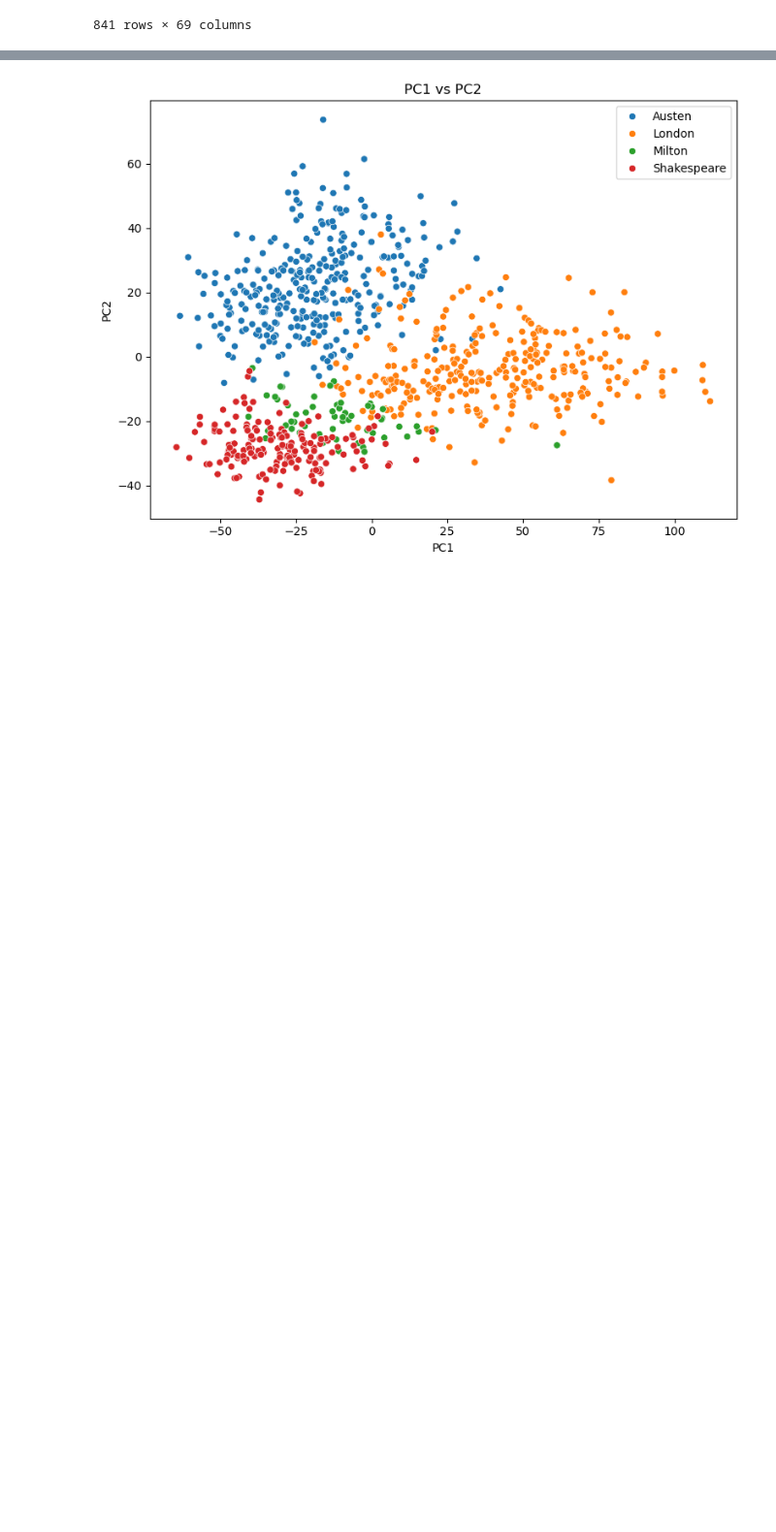
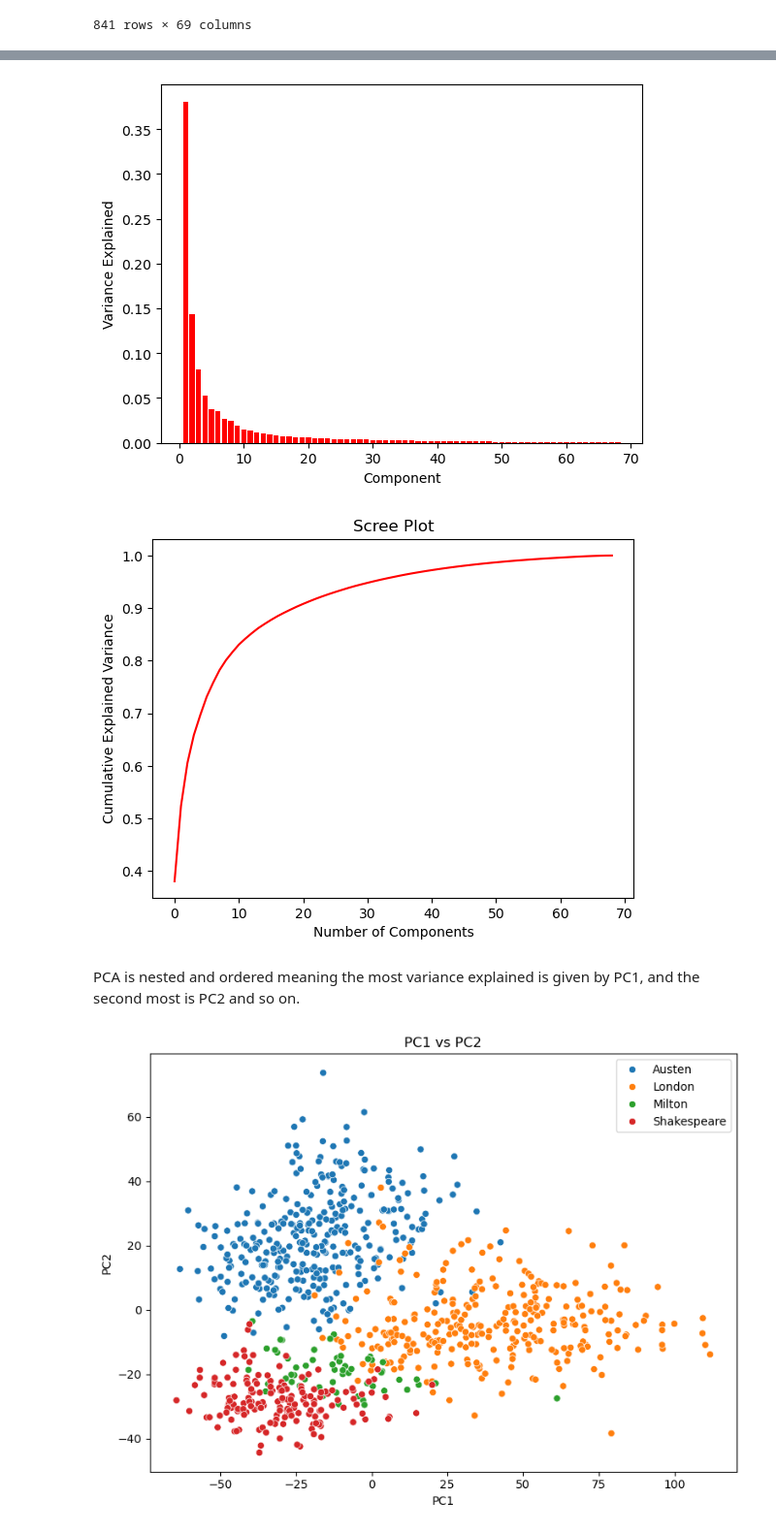
Before and after one commit to dimitris-markopoulos/Machine-Learning, a Jupyter notebook: Unsupervised Learning/Author Clustering/0_TextPatternRecognition.ipynb, the cells around one changed output, grey strips where cells are left out. Shown at 97% size. Drawn from its saved outputs; the diff is of its cells as text; code cells hidden in the pictures; blank space fills up the shorter version.

```diff
--- a/Unsupervised Learning/Author Clustering/0_TextPatternRecognition.ipynb
+++ b/Unsupervised Learning/Author Clustering/0_TextPatternRecognition.ipynb
@@ -117 +137,19 @@ Each point is a book chapter.
+# %%
+# Variance Explained Plot
+plt.bar(np.arange(1, pca_df.shape[1]),pca.explained_variance_ratio_[0:pca_df.shape[1]-1], color = 'red')
+plt.xlabel('Component')
+plt.ylabel('Variance Explained')
+plt.show()
+
+# Screeplot
+plt.plot(np.cumsum(pca.explained_variance_ratio_), color = 'red')
+plt.xlabel('Number of Components')
+plt.ylabel('Cumulative Explained Variance')
+plt.title('Scree Plot')
+plt.show()
+# %% [output]
+[figure, added]
+[figure, added]
+# %% [markdown]
+PCA is nested and ordered meaning the most variance explained is given by PC1, and the second most is PC2 and so on.
 # %%
```
Also changed, not shown: parts of 30 cells of this notebook.
